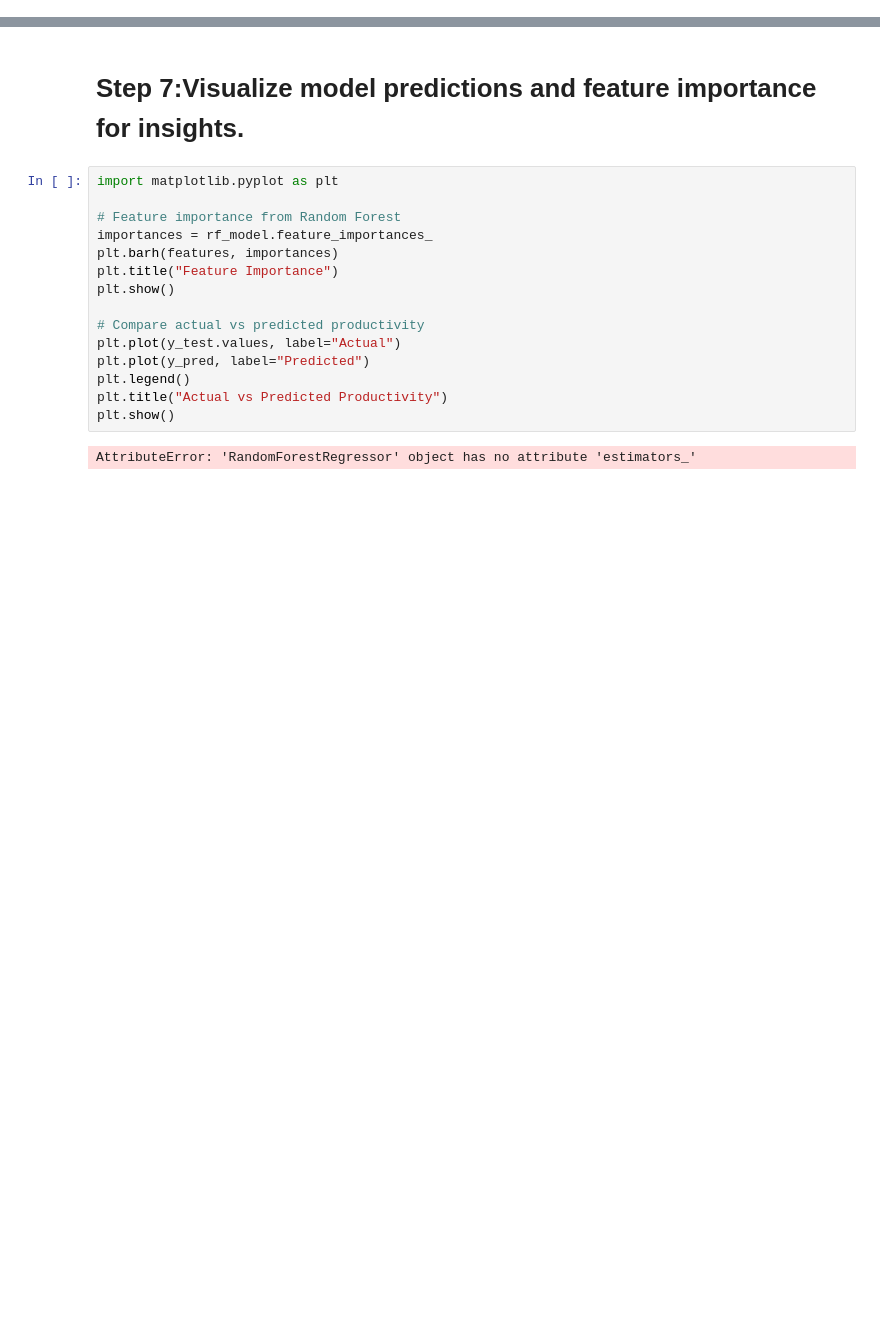
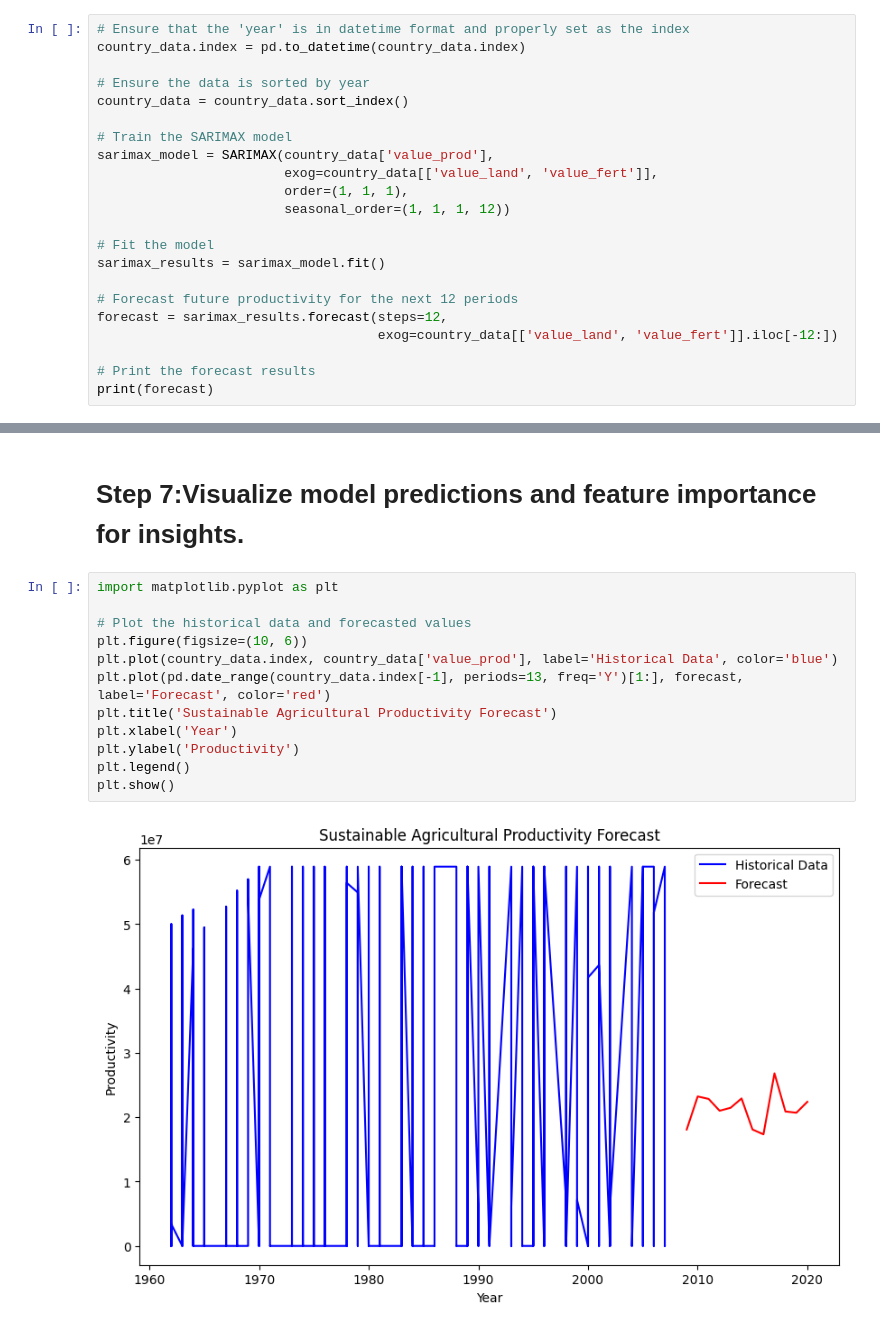
Before and after one commit to prabhasapkota/Data-Analytics-Capstone, a Jupyter notebook: predictive_analysis.ipynb, the cells around one changed output, grey strips where cells are left out. Cells and saved outputs as stored; diff of their text form; blank space fills up the shorter version.

```diff
--- a/predictive_analysis.ipynb
+++ b/predictive_analysis.ipynb
@@ -314,0 +507,22 @@ ModuleNotFoundError: No module named 'statsmodels'
+# %%
+# Ensure that the 'year' is in datetime format and properly set as the index
+country_data.index = pd.to_datetime(country_data.index)
+
+# Ensure the data is sorted by year
+country_data = country_data.sort_index()
+
+# Train the SARIMAX model
+sarimax_model = SARIMAX(country_data['value_prod'],
+                        exog=country_data[['value_land', 'value_fert']],
+                        order=(1, 1, 1),
+                        seasonal_order=(1, 1, 1, 12))
+
+# Fit the model
+sarimax_results = sarimax_model.fit()
+
+# Forecast future productivity for the next 12 periods
+forecast = sarimax_results.forecast(steps=12,
+                                    exog=country_data[['value_land', 'value_fert']].iloc[-12:])
+
+# Print the forecast results
+print(forecast)
@@ -315,19 +558,16 @@ ModuleNotFoundError: No module named 'statsmodels'
 # %% [markdown]
 # Step 7:Visualize model predictions and feature importance for insights.
-# %%
-import matplotlib.pyplot as plt
-
-# Feature importance from Random Forest
-importances = rf_model.feature_importances_
-plt.barh(features, importances)
-plt.title("Feature Importance")
-plt.show()
-
-# Compare actual vs predicted productivity
-plt.plot(y_test.values, label="Actual")
-plt.plot(y_pred, label="Predicted")
-plt.legend()
-plt.title("Actual vs Predicted Productivity")
-plt.show()
-# %% [output]
-AttributeError: 'RandomForestRegressor' object has no attribute 'estimators_'
+# %%
+import matplotlib.pyplot as plt
+
+# Plot the historical data and forecasted values
+plt.figure(figsize=(10, 6))
+plt.plot(country_data.index, country_data['value_prod'], label='Historical Data', color='blue')
+plt.plot(pd.date_range(country_data.index[-1], periods=13, freq='Y')[1:], forecast, label='Forecast', color='red')
+plt.title('Sustainable Agricultural Productivity Forecast')
+plt.xlabel('Year')
+plt.ylabel('Productivity')
+plt.legend()
+plt.show()
+# %% [output]
+[figure, added]
```
Also changed, not shown: parts of 14 cells of this notebook.
